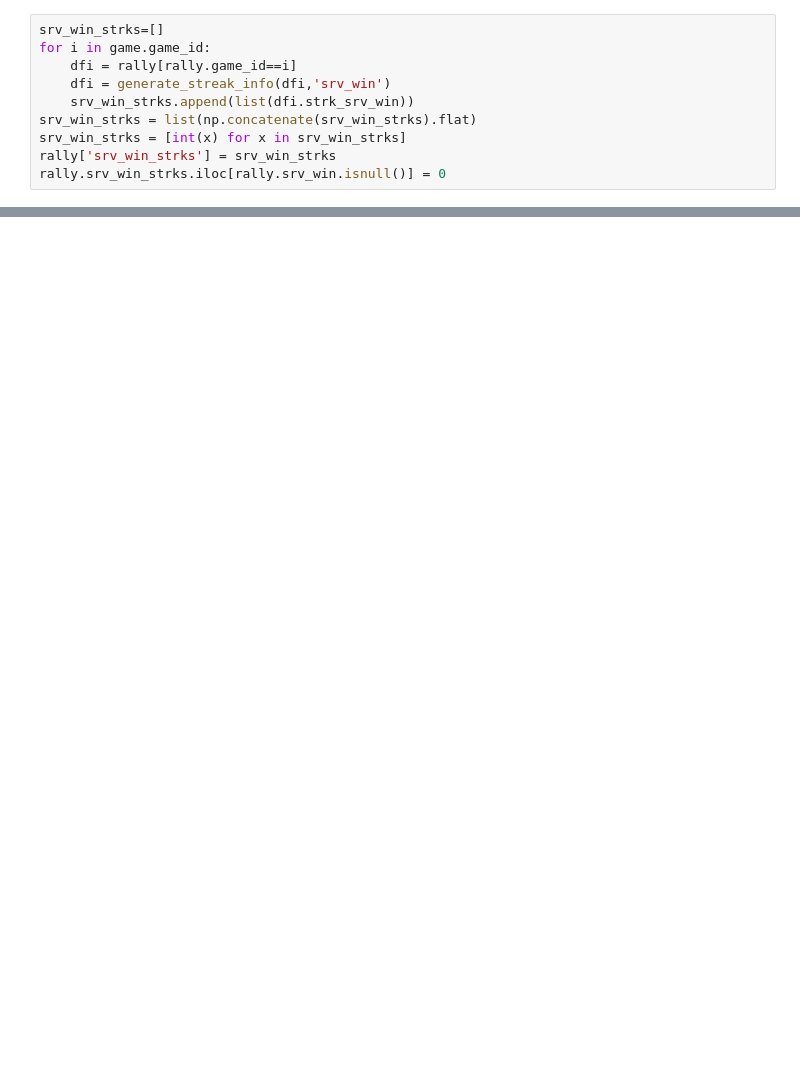
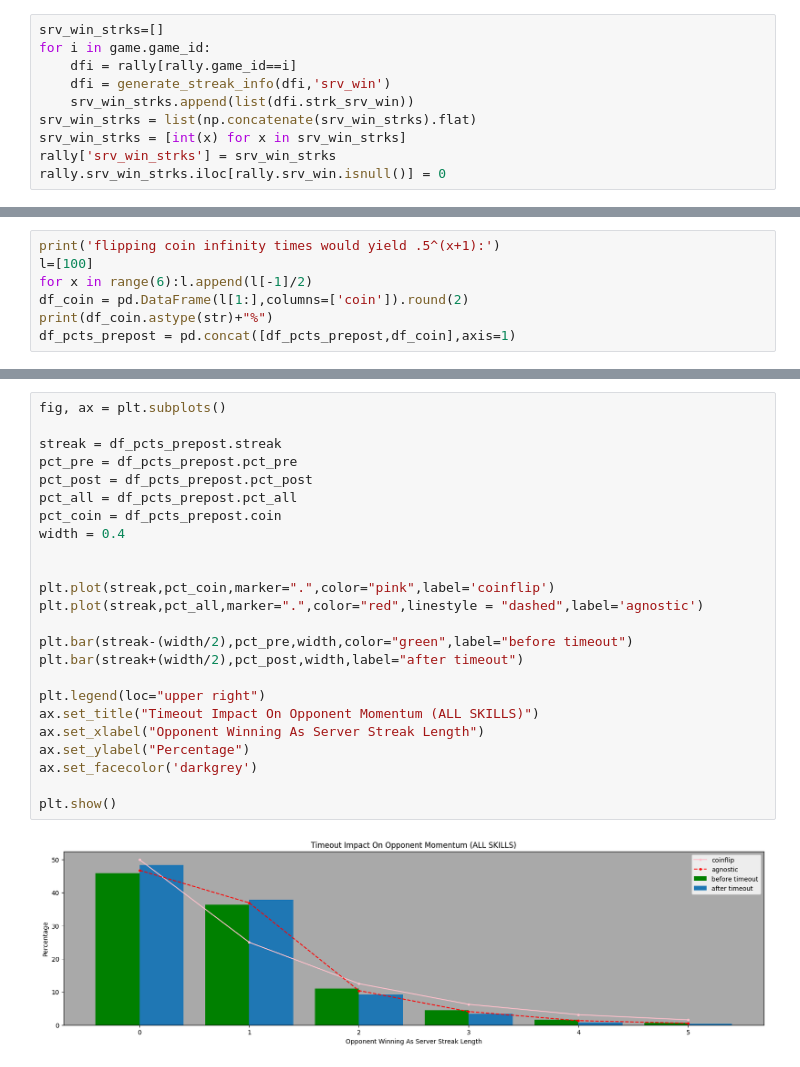
Before and after one commit to conner-mcnicholas/Pickleball_Timeout_Analysis, a Jupyter notebook: src/serve_winstreak_distribution.ipynb, the cells around one changed output, grey strips where cells are left out. Saved outputs shown, nothing was run; the diff lists cells and outputs as text; blank space fills up the shorter version.

```diff
--- a/src/serve_winstreak_distribution.ipynb
+++ b/src/serve_winstreak_distribution.ipynb
@@ -249,0 +299,7 @@ df_streak_prepost.plot(x="streak",y=["pre_pct","post_pct"],kind="bar",ylim=(0,10
+# %%
+print('flipping coin infinity times would yield .5^(x+1):')
+l=[100]
+for x in range(6):l.append(l[-1]/2)
+df_coin = pd.DataFrame(l[1:],columns=['coin']).round(2)
+print(df_coin.astype(str)+"%")
+df_pcts_prepost = pd.concat([df_pcts_prepost,df_coin],axis=1)
@@ -249,0 +325,26 @@ df_streak_prepost.plot(x="streak",y=["pre_pct","post_pct"],kind="bar",ylim=(0,10
+# %%
+fig, ax = plt.subplots()
+
+streak = df_pcts_prepost.streak
+pct_pre = df_pcts_prepost.pct_pre
+pct_post = df_pcts_prepost.pct_post
+pct_all = df_pcts_prepost.pct_all
+pct_coin = df_pcts_prepost.coin
+width = 0.4
+
+
+plt.plot(streak,pct_coin,marker=".",color="pink",label='coinflip')
+plt.plot(streak,pct_all,marker=".",color="red",linestyle = "dashed",label='agnostic')
+
+plt.bar(streak-(width/2),pct_pre,width,color="green",label="before timeout")
+plt.bar(streak+(width/2),pct_post,width,label="after timeout")
+
+plt.legend(loc="upper right")
+ax.set_title("Timeout Impact On Opponent Momentum (ALL SKILLS)")
+ax.set_xlabel("Opponent Winning As Server Streak Length")
+ax.set_ylabel("Percentage")
+ax.set_facecolor('darkgrey')
+
+plt.show()
+# %% [output]
+[figure, added]
```
Also changed, not shown: parts of 22 cells of this notebook, 5 other files.
